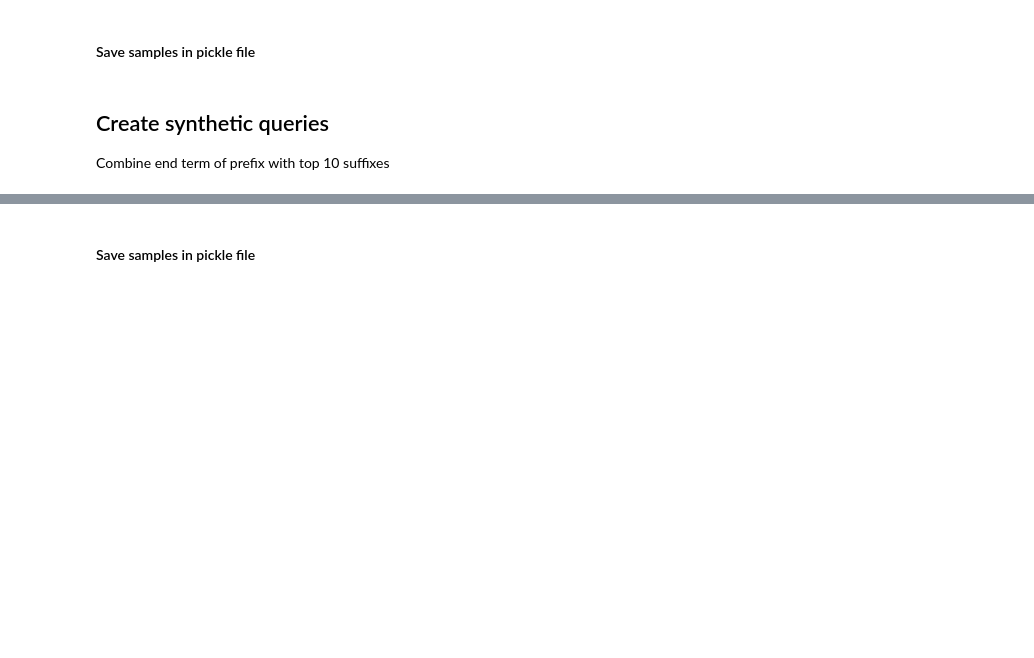
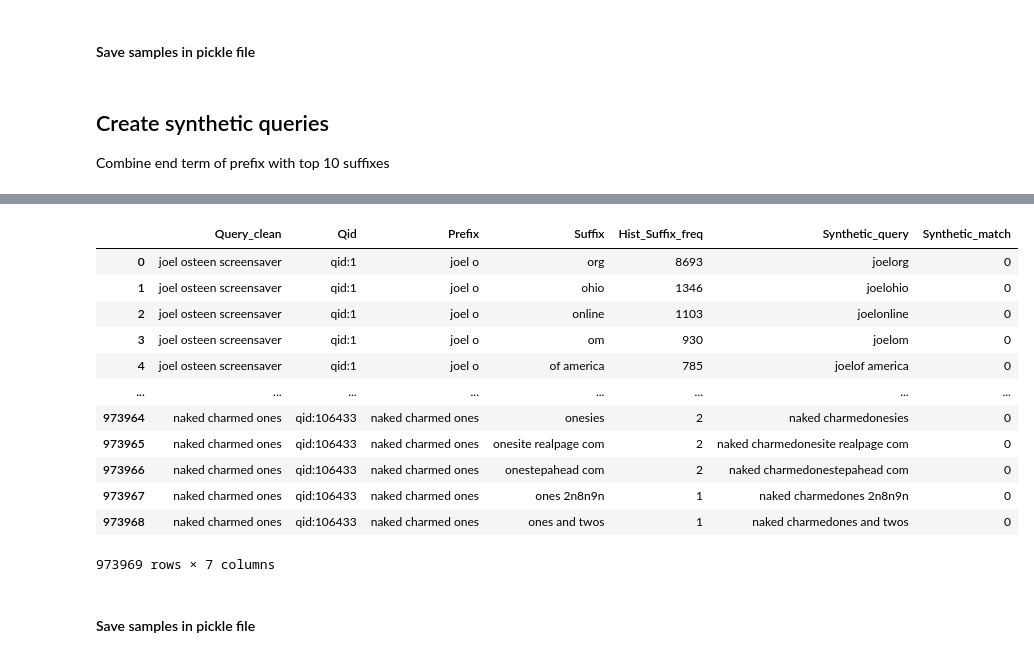
Before and after one commit to ReinierKoops/IR_project_02, a Jupyter notebook: notebooks/Generate_synthetic_pairs.ipynb, the cells around one changed output, grey strips where cells are left out. Saved outputs shown, nothing was run; the diff lists cells and outputs as text; code cells hidden in the pictures; blank space fills up the shorter version.

Commit message:
Fix prefix suffix matching

```diff
--- a/notebooks/Generate_synthetic_pairs.ipynb
+++ b/notebooks/Generate_synthetic_pairs.ipynb
@@ -43,5 +47,3 @@ This sample dataset is put on 1.000.000.
-# %%
-samples_hist = pd.read_pickle('/Users/rwkoops/PycharmProjects/IR_project/IR_project_02/created_sample/sample_hist_1m.pickle')
 # %% [markdown]
 ### Create suffixes
 Create all possible suffixes, splitting per word iteratively, removing leading words.
@@ -67,8 +69,8 @@ for row in samples_hist.itertuples():
 # %% [markdown]
 #### Save samples in pickle file
 # %%
-#with open('/Users/rwkoops/PycharmProjects/IR_project/IR_project_02/created_sample/hist_suffixes.pickle_1m', 'wb') as f:
-#    pickle.dump(suffixes, f)
+with open('data/hist_suffixes.pickle_1m', 'wb') as f:
+    pickle.dump(suffixes, f)
 # %%
 with open('/Users/rwkoops/PycharmProjects/IR_project/IR_project_02/created_sample/hist_suffixes.pickle_1m', 'rb') as f:
     suffixes = pickle.load(f)
@@ -107,14 +109,14 @@ for row in samples_data.itertuples():
             if (len(line[0:j].split())) <= 0:
                 print(line)
                 print('m' + str(line[0:j]) + 'm')
-            # Last three will be filled as [2]: 'clean_query', [3]: 'qid', [4]: 'prefix'
-            temp_list = [row.Index, row.Query, '', '', '']
-            temp_list[2] = line
-            temp_list[3] = "qid:" + str(qid)
-            temp_list[4] = line[0:j]
+            # temp list will be filled as [0]: 'clean_query', [1]: 'qid', [2]: 'prefix'
+            temp_list = ['', '', '']
+            temp_list[0] = line
+            temp_list[1] = "qid:" + str(qid)
+            temp_list[2] = line[0:j]
             # Add to prefix query list
             prefix_list.append(temp_list)
             qid += 1
 
 prefix_queries = pd.DataFrame.from_records(prefix_list)
-prefix_queries.columns = ['Index', 'Query', 'Query_clean', 'Qid', 'Prefix']
+prefix_queries.columns = ['Query_clean', 'Qid', 'Prefix']
@@ -146,12 +183,10 @@ def bisect_list_slice(suffix_list, prefix):
 
 candidate_list = []
 
-for row in prefix_queries.itertuples():
-    lastword = ''
-    without_lastword = len(row.Prefix) - 1 - len(lastword)
-
-    endterm = row.Prefix[without_lastword:]
-    no_endterm = row.Prefix[:without_lastword]
+for row in tqdm_notebook(prefix_queries.itertuples(), total=prefix_queries.shape[0]):
+    words = row.Prefix.split()
+    endterm = words[-1]
+    no_endterm = " ".join(words[:-1])
 
     if (bisect_contains_check(suff_set_sorted, endterm)):
         temp_keys = bisect_list_slice(suff_set_sorted, endterm)
@@ -165,19 +200,19 @@ for row in prefix_queries.itertuples():
 
         for j in temp_suffix_list:
             # Last four will be filled as [5]: 'suffix', [6]: 'Hist_Suffix_freq', [7]: 'Synthetic_query' [8]: 'matching'
-            temp_list = [row.Index, row.Query, row.Query_clean, row.Qid, row.Prefix, '', '', '', '']
-            temp_list[5] = j[0]
-            temp_list[6] = j[1]
-            temp_list[7] = str(no_endterm + str(j[0]))
-            temp_list[8] = 0
+            temp_list = [row.Query_clean, row.Qid, row.Prefix, '', '', '', '']
+            temp_list[3] = j[0]
+            temp_list[4] = j[1]
+            temp_list[5] = str(no_endterm + " " + str(j[0]))
+            temp_list[6] = 0
 
             if str(row.Query_clean) == str(no_endterm + str(j[0])):
-                temp_list[8] = 1
+                temp_list[6] = 1
 
             # Add to synthetic query list
             candidate_list.append(temp_list)
 
 syn_candidate_queries = pd.DataFrame.from_records(candidate_list)
-syn_candidate_queries.columns = ['Index', 'Query', 'Query_clean', 'Qid', 'Prefix', 'Suffix', 'Hist_Suffix_freq', 'Synthetic_query', 'Synthetic_match']
+syn_candidate_queries.columns = ['Query_clean', 'Qid', 'Prefix', 'Suffix', 'Hist_Suffix_freq', 'Synthetic_query', 'Synthetic_match']
 
 syn_candidate_queries.head
@@ -184,3 +254,19 @@ syn_candidate_queries.head
+# %%
+syn_candidate_queries
+# %% [output]
+|  | Query_clean | Qid | Prefix | Suffix | Hist_Suffix_freq | Synthetic_query | Synthetic_match |
+| 0 | joel osteen screensaver | qid:1 | joel o | org | 8693 | joelorg | 0 |
+| 1 | joel osteen screensaver | qid:1 | joel o | ohio | 1346 | joelohio | 0 |
+| 2 | joel osteen screensaver | qid:1 | joel o | online | 1103 | joelonline | 0 |
+| 3 | joel osteen screensaver | qid:1 | joel o | om | 930 | joelom | 0 |
+| 4 | joel osteen screensaver | qid:1 | joel o | of america | 785 | joelof america | 0 |
+| ... | ... | ... | ... | ... | ... | ... | ... |
+| 973964 | naked charmed ones | qid:106433 | naked charmed ones | onesies | 2 | naked charmedonesies | 0 |
+| 973965 | naked charmed ones | qid:106433 | naked charmed ones | onesite realpage com | 2 | naked charmedonesite realpage com | 0 |
+| 973966 | naked charmed ones | qid:106433 | naked charmed ones | onestepahead com | 2 | naked charmedonestepahead com | 0 |
+| 973967 | naked charmed ones | qid:106433 | naked charmed ones | ones 2n8n9n | 1 | naked charmedones 2n8n9n | 0 |
+| 973968 | naked charmed ones | qid:106433 | naked charmed ones | ones and twos | 1 | naked charmedones and twos | 0 |
+973969 rows × 7 columns
 # %%
 temp_df = syn_candidate_queries.loc[syn_candidate_queries['Synthetic_match'] == 1]
 temp_df.head
```
Also changed, not shown: parts of 12 cells of this notebook.
